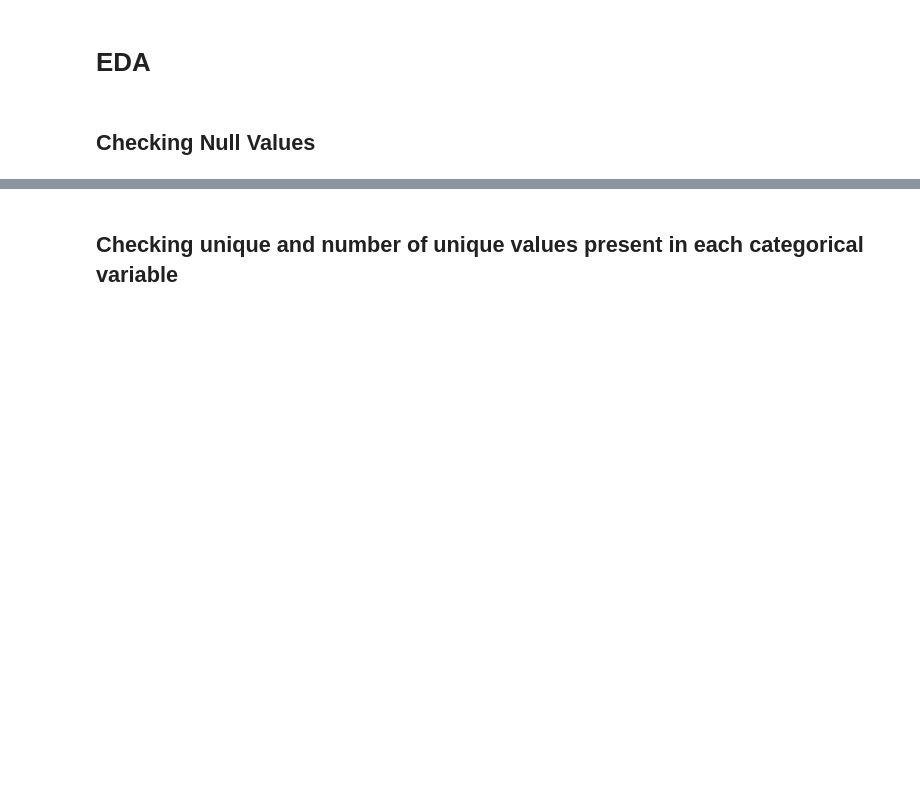
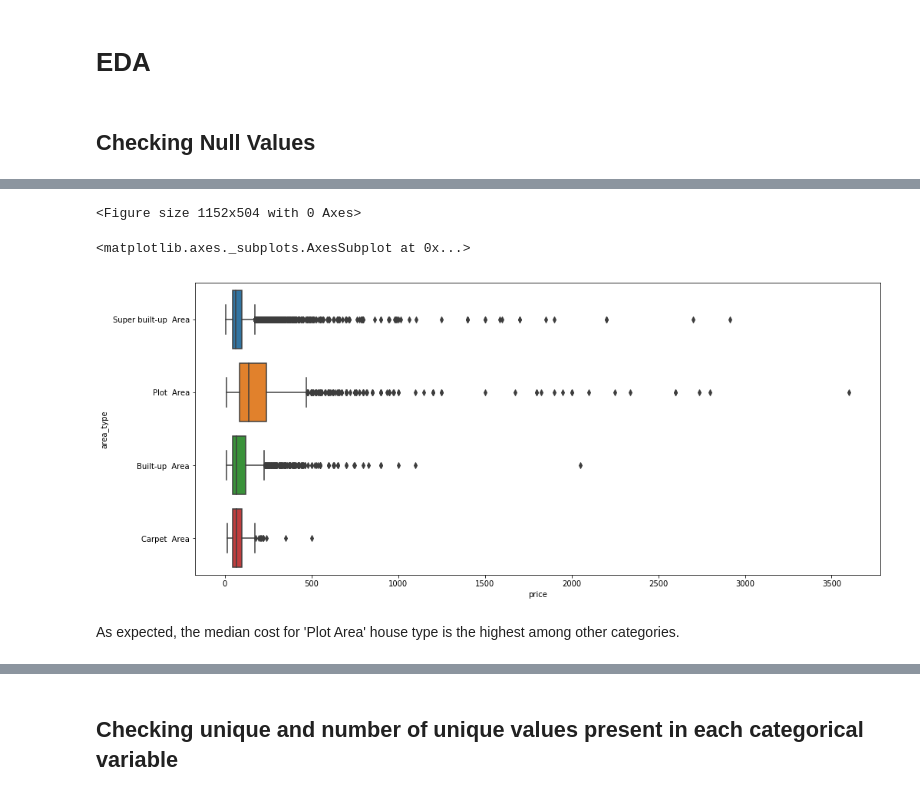
Before and after one commit to deveshhh3/bengaluru-house-price-prediction, a Jupyter notebook: src/bengaluru_house_price_prediction.ipynb, the cells around one changed output, grey strips where cells are left out. Drawn from its saved outputs; the diff is of its cells as text; code cells hidden in the pictures; blank space fills up the shorter version.

```diff
--- a/src/bengaluru_house_price_prediction.ipynb
+++ b/src/bengaluru_house_price_prediction.ipynb
@@ -67,2 +95,11 @@ df.isnull().sum()
+# %%
+plt.figure(figsize=(16,7))
+sns.boxplot(x=train_data['price'],y=train_data['area_type'])
+# %% [output]
+<Figure size 1152x504 with 0 Axes>
+<matplotlib.axes._subplots.AxesSubplot at 0x...>
+[figure, added]
+# %% [markdown]
+As expected, the median cost for 'Plot Area' house type is the highest among other categories.
 # %%
 df.dtypes
```
Also changed, not shown: parts of 149 cells of this notebook.
